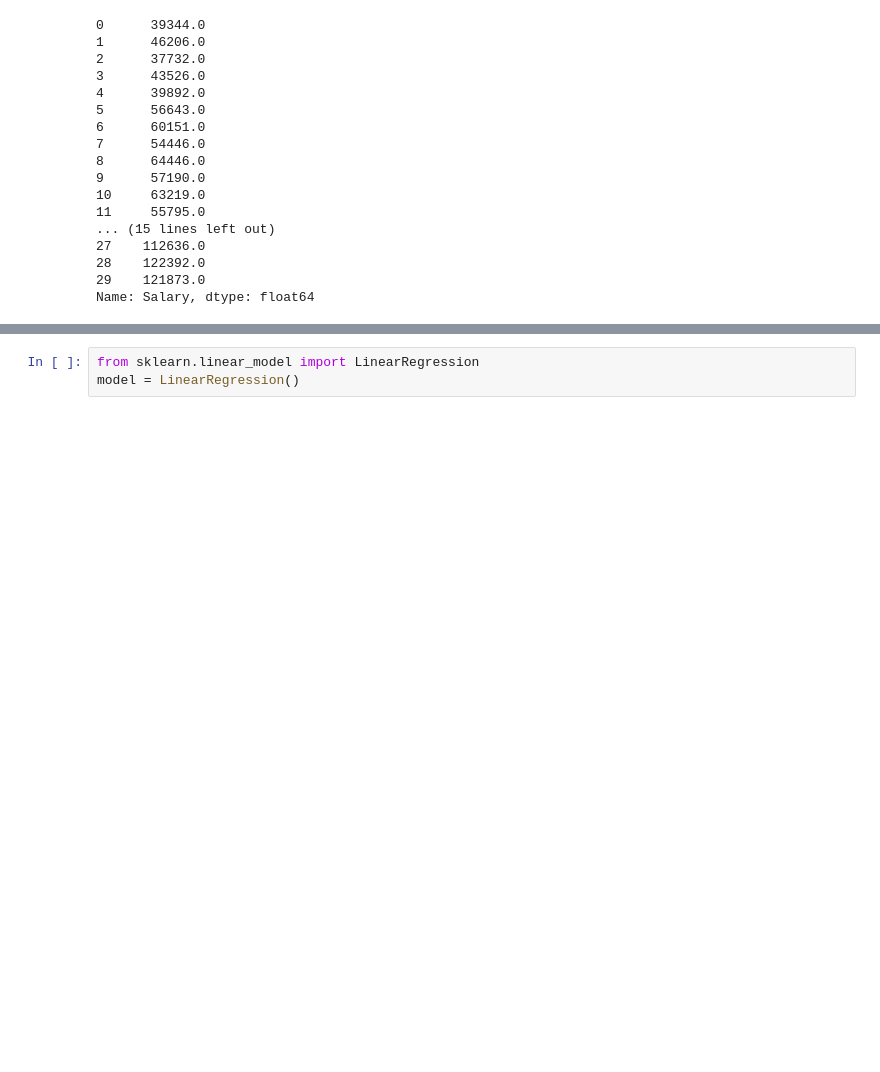
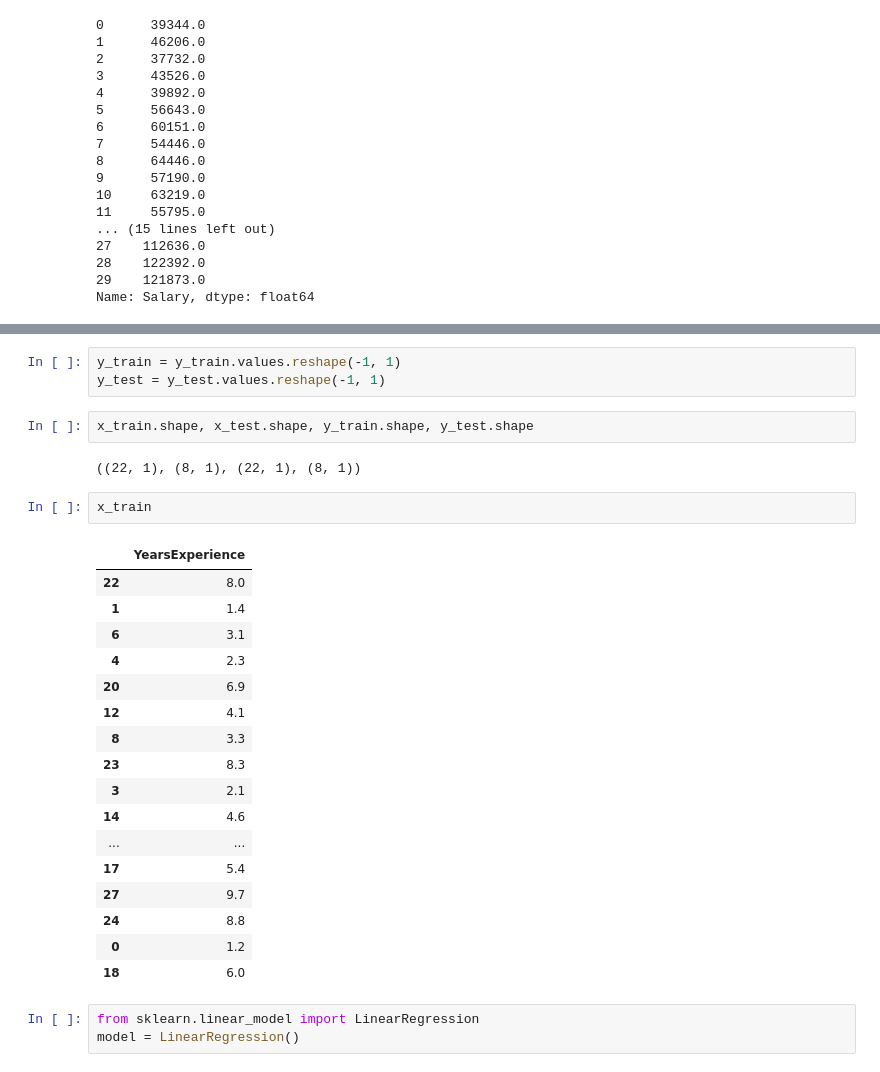
Before and after one commit to ESET0104/Basic_training, a Jupyter notebook: Basics_of_python/day-8/simple_linear_regression.ipynb, the cells around one changed output, grey strips where cells are left out. Drawn from its saved outputs; the diff is of its cells as text; blank space fills up the shorter version.

```diff
--- a/Basics_of_python/day-8/simple_linear_regression.ipynb
+++ b/Basics_of_python/day-8/simple_linear_regression.ipynb
@@ -76,3 +80,30 @@ x_train.shape, x_test.shape, y_train.shape, y_test.shape
+# %%
+y_train = y_train.values.reshape(-1, 1)
+y_test = y_test.values.reshape(-1, 1)
+# %%
+x_train.shape, x_test.shape, y_train.shape, y_test.shape
+# %% [output]
+((22, 1), (8, 1), (22, 1), (8, 1))
+# %%
+x_train
+# %% [output]
+|  | YearsExperience |
+| 22 | 8.0 |
+| 1 | 1.4 |
+| 6 | 3.1 |
+| 4 | 2.3 |
+| 20 | 6.9 |
+| 12 | 4.1 |
+| 8 | 3.3 |
+| 23 | 8.3 |
+| 3 | 2.1 |
+| 14 | 4.6 |
+| ... | ... |
+| 17 | 5.4 |
+| 27 | 9.7 |
+| 24 | 8.8 |
+| 0 | 1.2 |
+| 18 | 6.0 |
 # %%
 from sklearn.linear_model import LinearRegression
 model = LinearRegression()
```
Also changed, not shown: parts of 7 cells of this notebook, 1 other file.
